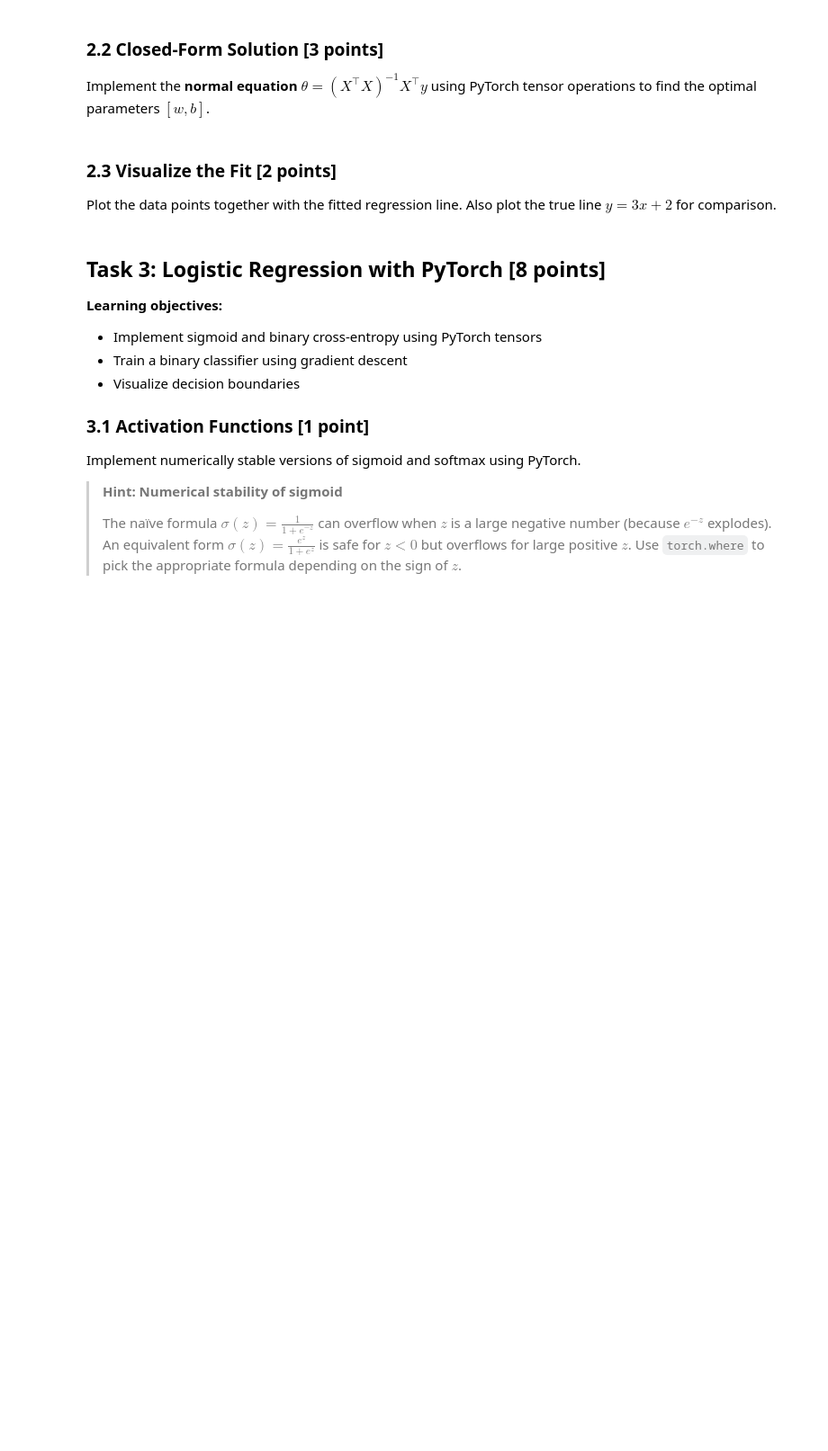
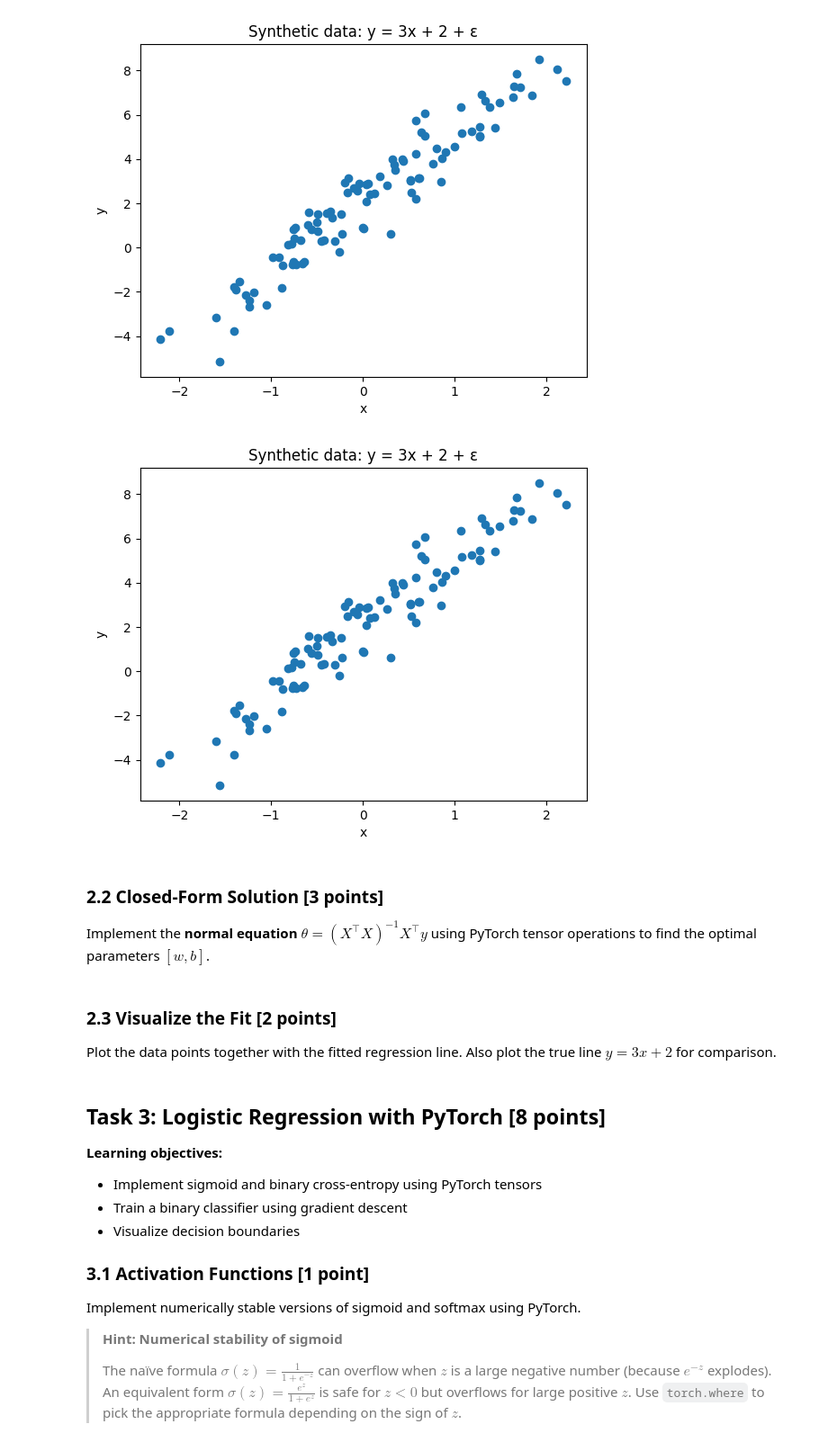
Before and after one commit to MustafaNatur/Introduction-to-Deep-Learning-course, a Jupyter notebook: exercise01-regression-classification/exercise01-regression-classification.ipynb, the cells around one changed output. Shown at 90% size. Saved outputs shown, nothing was run; the diff lists cells and outputs as text; code cells hidden in the pictures; blank space fills up the shorter version.

Commit message:
main:  Linear Regression with PyTorch

```diff
--- a/exercise01-regression-classification/exercise01-regression-classification.ipynb
+++ b/exercise01-regression-classification/exercise01-regression-classification.ipynb
@@ -269,10 +453,36 @@ the data.
 # %%
 import torch
 import matplotlib.pyplot as plt
 
 torch.manual_seed(42)
 
 # TODO: Your solution here
+
+# Generate N = 100 data point from the model y = 3x + 2 + epsilon
+N = 100
+xTensor = torch.randn(N)
+epsilonTensor = torch.randn(N)
+yTensor = 3 * xTensor + 2 + epsilonTensor
+
+# Put data on the plot
+title = "Synthetic data: y = 3x + 2 + ε"
+
+## Using scatter
+plt.scatter(xTensor, yTensor)
+plt.title(title)
+plt.xlabel("x")
+plt.ylabel("y")
+plt.show()
+
+## Using plot
+plt.plot(xTensor, yTensor, "o")
+plt.title(title)
+plt.xlabel("x")
+plt.ylabel("y")
+plt.show()
+# %% [output]
+[figure, added]
+[figure, added]
 # %% [markdown]
 ### 2.2 Closed-Form Solution \[3 points\]
 
```
Also changed, not shown: parts of 2 cells of this notebook.
